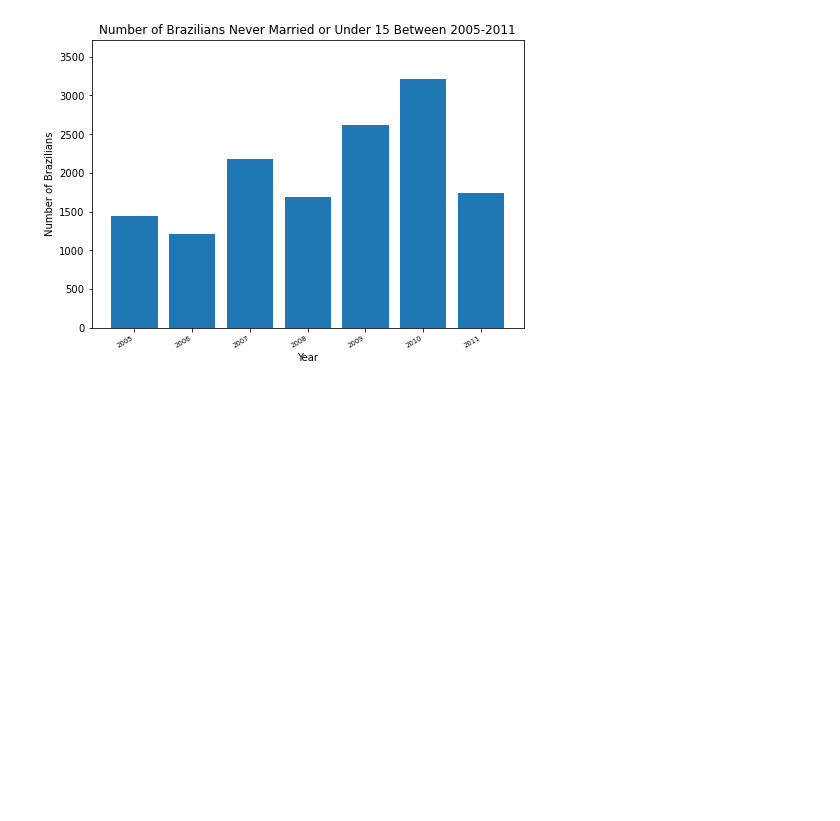
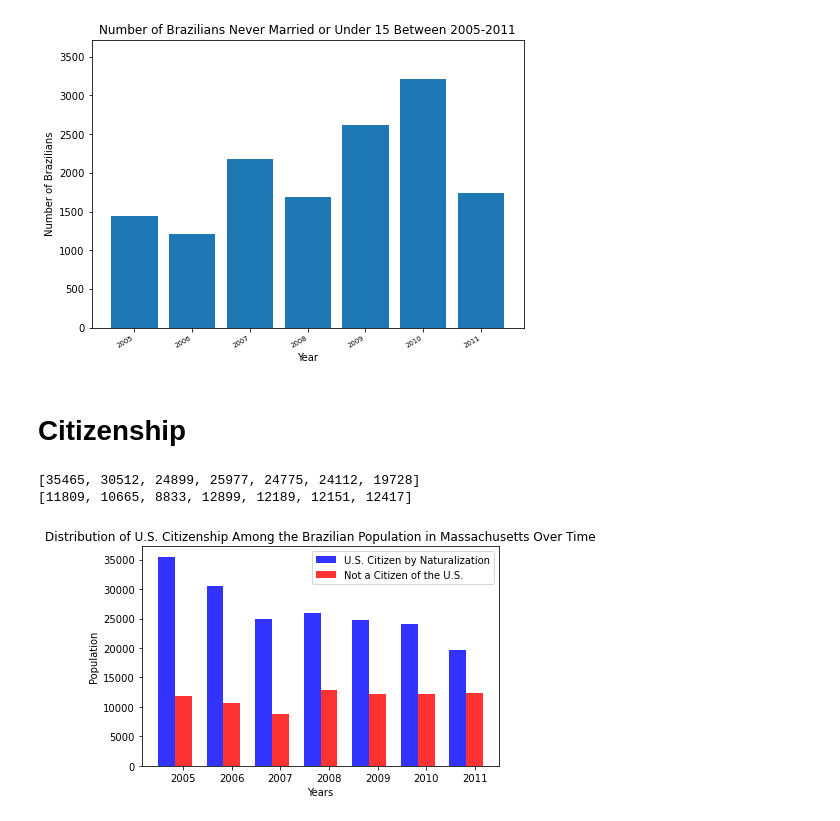
Before and after one commit to BU-Spark/ds-boston-bpda-br-census, a Jupyter notebook: Notebook Files/Brazilian Immigrant Population Over Time.ipynb, the cells around one changed output. Saved outputs shown, nothing was run; the diff lists cells and outputs as text; code cells hidden in the pictures; blank space fills up the shorter version.

Commit message:
Citizenship Data Visualization Added

```diff
--- a/Notebook Files/Brazilian Immigrant Population Over Time.ipynb
+++ b/Notebook Files/Brazilian Immigrant Population Over Time.ipynb
@@ -299,3 +300,51 @@ graph_marital_status(never_or_under_fifteen_count, years, 'Number of Brazilians
 [figure]
 [figure]
 [figure]
+# %% [markdown]
+# Citizenship
+# %%
+citizen_count = []
+non_citizen_count = []
+for year in year_tuple:
+    citizen_count.append(year[25][24])
+    non_citizen_count.append(year[25][25])
+
+print(citizen_count)
+print(non_citizen_count)
+# %% [output]
+[35465, 30512, 24899, 25977, 24775, 24112, 19728]
+[11809, 10665, 8833, 12899, 12189, 12151, 12417]
+# %%
+# Graphs the distribution of U.S. citizenship overtime
+def graph_citizenship_over_time(citizen_count, non_citizen_count, years):
+    # data to plot
+    n_groups = len(citizen_count)
+
+    # create plot
+    fig, ax = plt.subplots()
+    index = np.arange(n_groups)
+    bar_width = 0.35
+    opacity = 0.8
+
+    plt.bar(index, citizen_count, bar_width,
+        alpha=opacity,
+        color='b',
+        label='U.S. Citizen by Naturalization')
+
+    plt.bar(index + bar_width, non_citizen_count, bar_width,
+        alpha=opacity,
+        color='r',
+        label='Not a Citizen of the U.S.')
+
+    plt.xlabel('Years')
+    plt.ylabel('Population')
+    plt.title('Distribution of U.S. Citizenship Among the Brazilian Population in Massachusetts Over Time')
+    plt.xticks(index + bar_width, years)
+    plt.legend()
+
+    plt.tight_layout()
+    plt.show()
+
+graph_citizenship_over_time(citizen_count, non_citizen_count, years)
+# %% [output]
+[figure, added]
```
Also changed, not shown: parts of 1 cell of this notebook.
